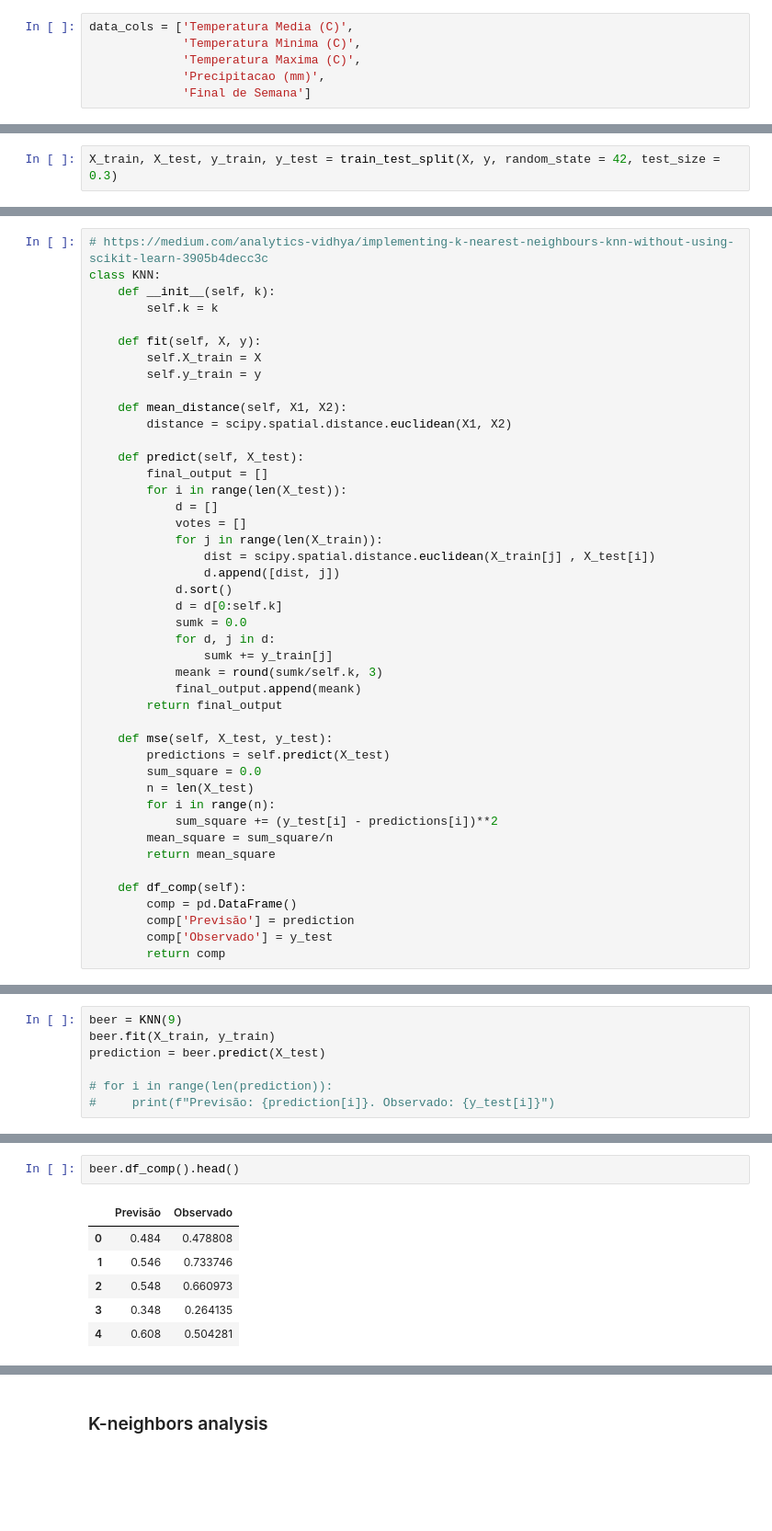
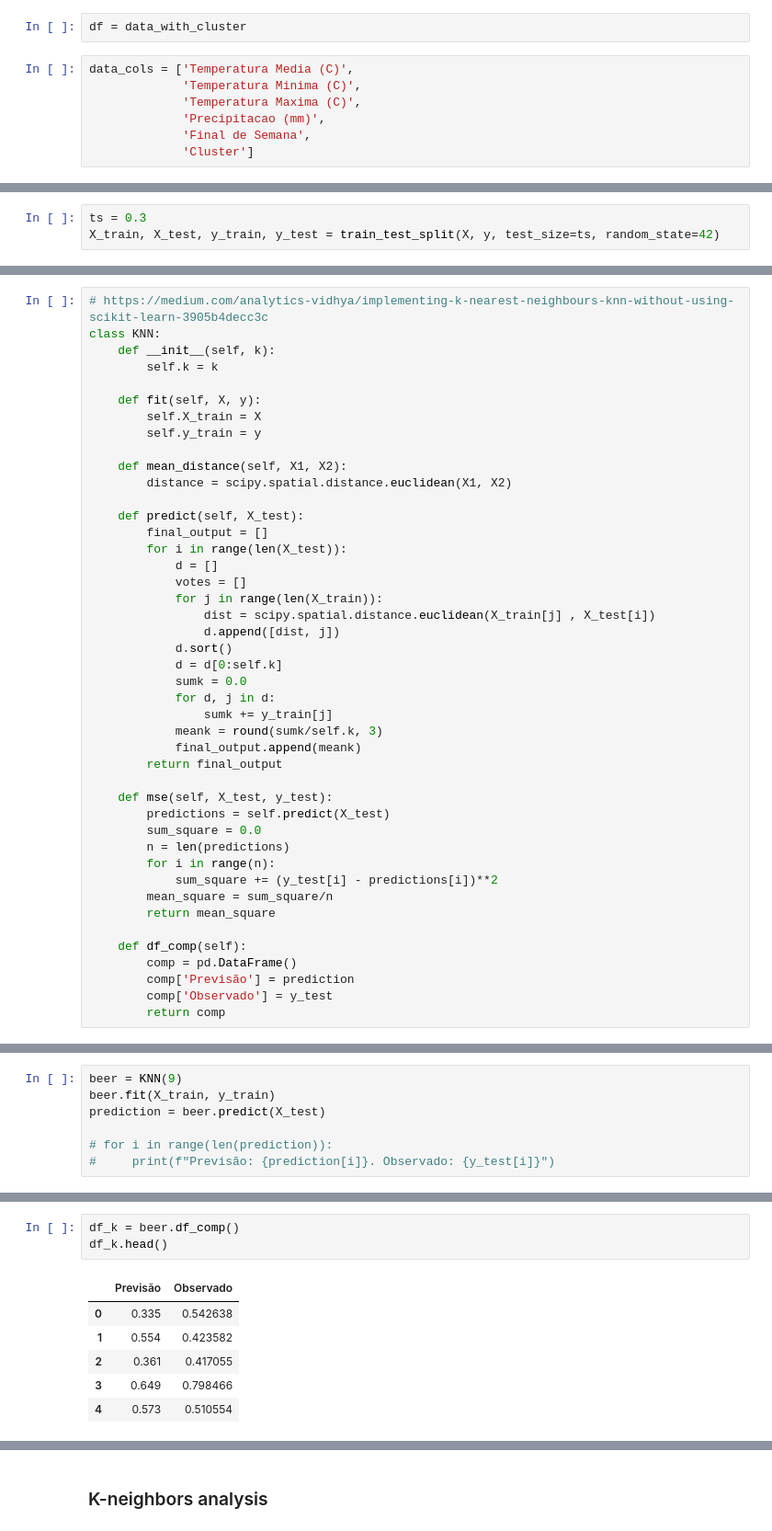
Before and after one commit to gus-phys/AI2-resources, a Jupyter notebook: 06-introducao-ml/aula2/KNN-Regressor/KNN-Regressor.ipynb, the cells around one changed output, grey strips where cells are left out. Shown at 92% size. Drawn from its saved outputs; the diff is of its cells as text; blank space fills up the shorter version.

```diff
--- a/06-introducao-ml/aula2/KNN-Regressor/KNN-Regressor.ipynb
+++ b/06-introducao-ml/aula2/KNN-Regressor/KNN-Regressor.ipynb
@@ -243,19 +335,23 @@ import scipy.spatial
 from sklearn.model_selection import train_test_split
 # %% [markdown]
 #### Declare the dependent and independent variables
+# %%
+df = data_with_cluster
 # %%
 data_cols = ['Temperatura Media (C)',
              'Temperatura Minima (C)',
              'Temperatura Maxima (C)',
              'Precipitacao (mm)',
-             'Final de Semana']
+             'Final de Semana',
+             'Cluster']
 # %%
 X = df[data_cols].values
 y = list(df['Consumo de cerveja (litros)'])
 # %% [markdown]
 #### Split data in training and test data
 # %%
-X_train, X_test, y_train, y_test = train_test_split(X, y, random_state = 42, test_size = 0.3)
+ts = 0.3
+X_train, X_test, y_train, y_test = train_test_split(X, y, test_size=ts, random_state=42)
 # %% [markdown]
 #### The KNN class
 # %%
@@ -291,7 +387,7 @@ class KNN:
     def mse(self, X_test, y_test):
         predictions = self.predict(X_test)
         sum_square = 0.0
-        n = len(X_test)
+        n = len(predictions)
         for i in range(n):
             sum_square += (y_test[i] - predictions[i])**2
         mean_square = sum_square/n
@@ -318,9 +414,10 @@ beer.mse(X_test, y_test)
 # %%
-beer.df_comp().head()
+df_k = beer.df_comp()
+df_k.head()
 # %% [output]
 |  | Previsão | Observado |
-| 0 | 0.484 | 0.478808 |
-| 1 | 0.546 | 0.733746 |
-| 2 | 0.548 | 0.660973 |
-| 3 | 0.348 | 0.264135 |
-| 4 | 0.608 | 0.504281 |
+| 0 | 0.335 | 0.542638 |
+| 1 | 0.554 | 0.423582 |
+| 2 | 0.361 | 0.417055 |
+| 3 | 0.649 | 0.798466 |
+| 4 | 0.573 | 0.510554 |
```
Also changed, not shown: parts of 43 cells of this notebook.
